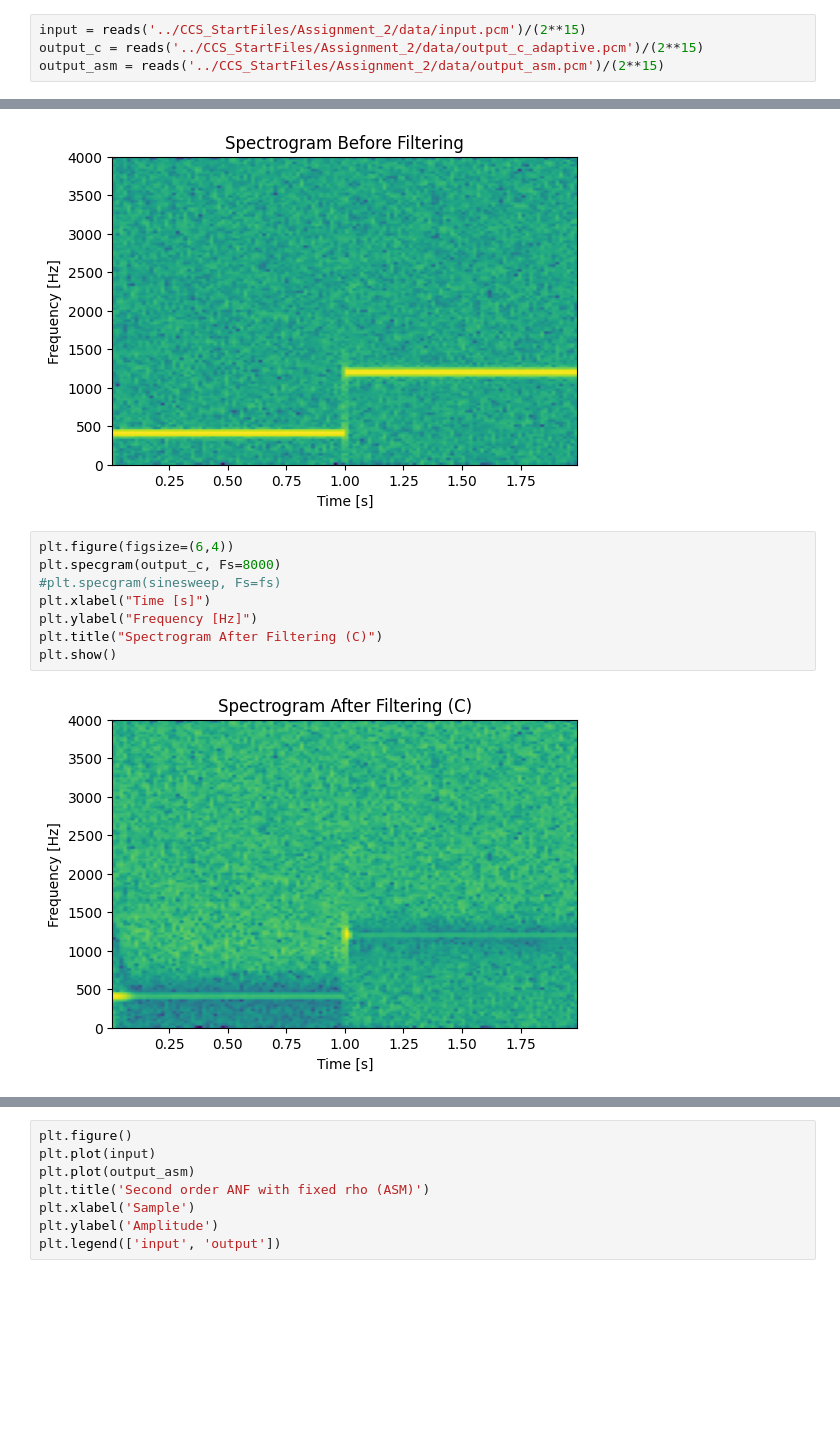
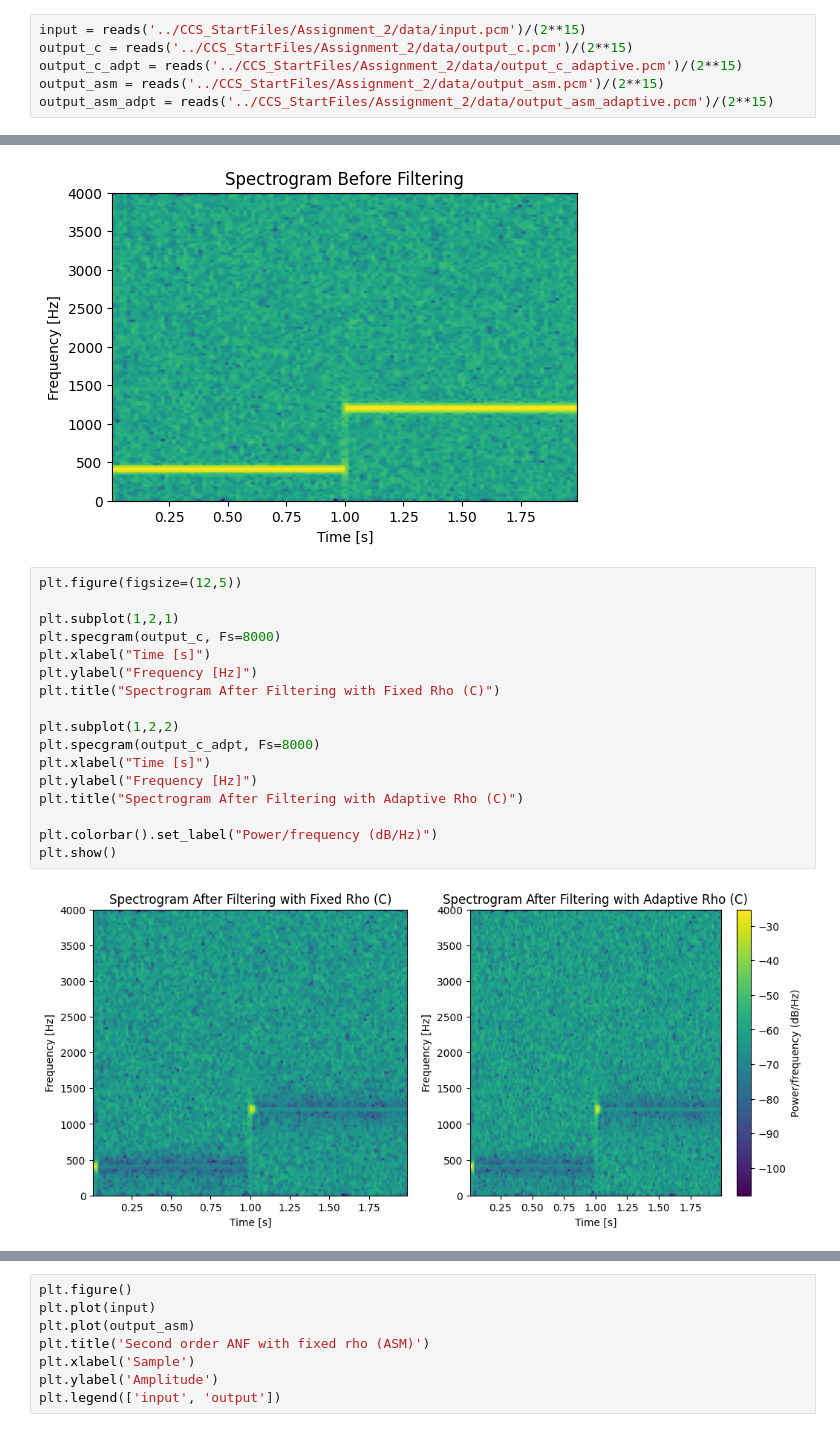
Before and after one commit to tori3112/real-time-2-anf, a Jupyter notebook: Python_StartFiles/plots.ipynb, the cells around one changed output, grey strips where cells are left out. Saved outputs shown, nothing was run; the diff lists cells and outputs as text; blank space fills up the shorter version.

Commit message:
updated plot notebook

```diff
--- a/Python_StartFiles/plots.ipynb
+++ b/Python_StartFiles/plots.ipynb
@@ -4,8 +4,10 @@ import matplotlib.pyplot as plt
 import numpy as np
 # %%
 input = reads('../CCS_StartFiles/Assignment_2/data/input.pcm')/(2**15)
-output_c = reads('../CCS_StartFiles/Assignment_2/data/output_c_adaptive.pcm')/(2**15)
+output_c = reads('../CCS_StartFiles/Assignment_2/data/output_c.pcm')/(2**15)
+output_c_adpt = reads('../CCS_StartFiles/Assignment_2/data/output_c_adaptive.pcm')/(2**15)
 output_asm = reads('../CCS_StartFiles/Assignment_2/data/output_asm.pcm')/(2**15)
+output_asm_adpt = reads('../CCS_StartFiles/Assignment_2/data/output_asm_adaptive.pcm')/(2**15)
 # %%
 plt.figure(figsize=(6,4))
 plt.specgram(input, Fs=8000)
@@ -16,13 +18,22 @@ plt.show()
 # %% [output]
 [figure]
 # %%
-plt.figure(figsize=(6,4))
+plt.figure(figsize=(12,5))
+
+plt.subplot(1,2,1)
 plt.specgram(output_c, Fs=8000)
-#plt.specgram(sinesweep, Fs=fs)
 plt.xlabel("Time [s]")
 plt.ylabel("Frequency [Hz]")
-plt.title("Spectrogram After Filtering (C)")
+plt.title("Spectrogram After Filtering with Fixed Rho (C)")
+
+plt.subplot(1,2,2)
+plt.specgram(output_c_adpt, Fs=8000)
+plt.xlabel("Time [s]")
+plt.ylabel("Frequency [Hz]")
+plt.title("Spectrogram After Filtering with Adaptive Rho (C)")
+
+plt.colorbar().set_label("Power/frequency (dB/Hz)")
 plt.show()
 # %% [output]
-[figure, old version]
+[figure, new version]
 # %%
```
Also changed, not shown: parts of 2 cells of this notebook.
